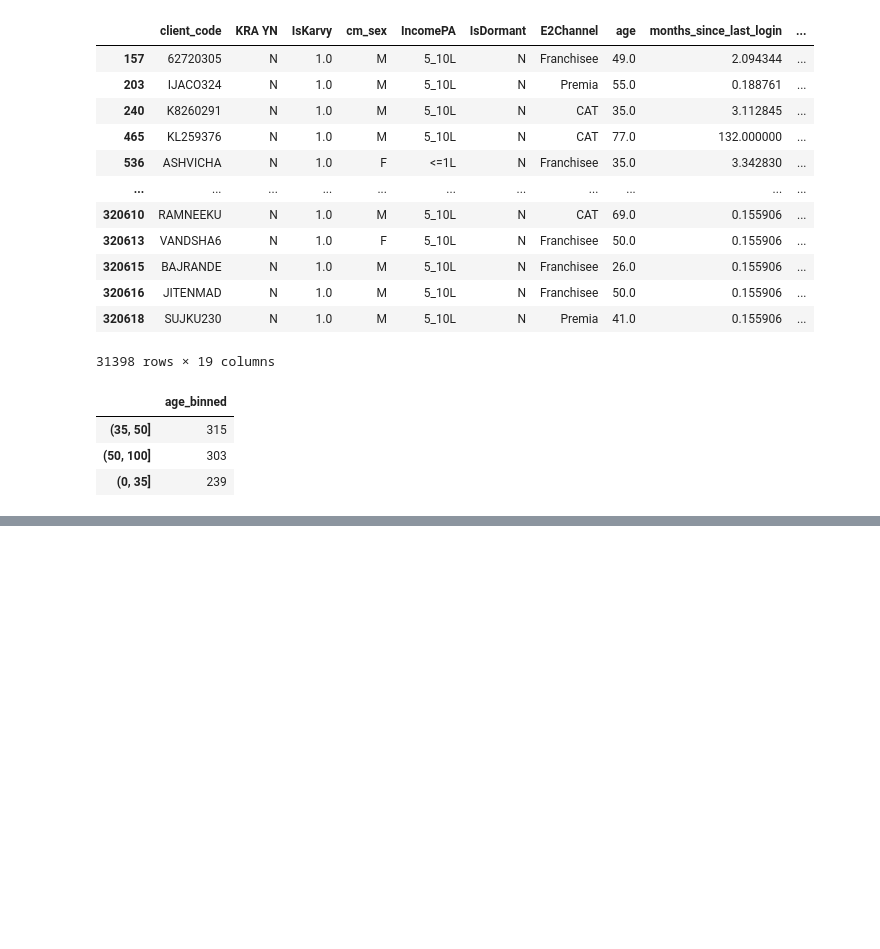
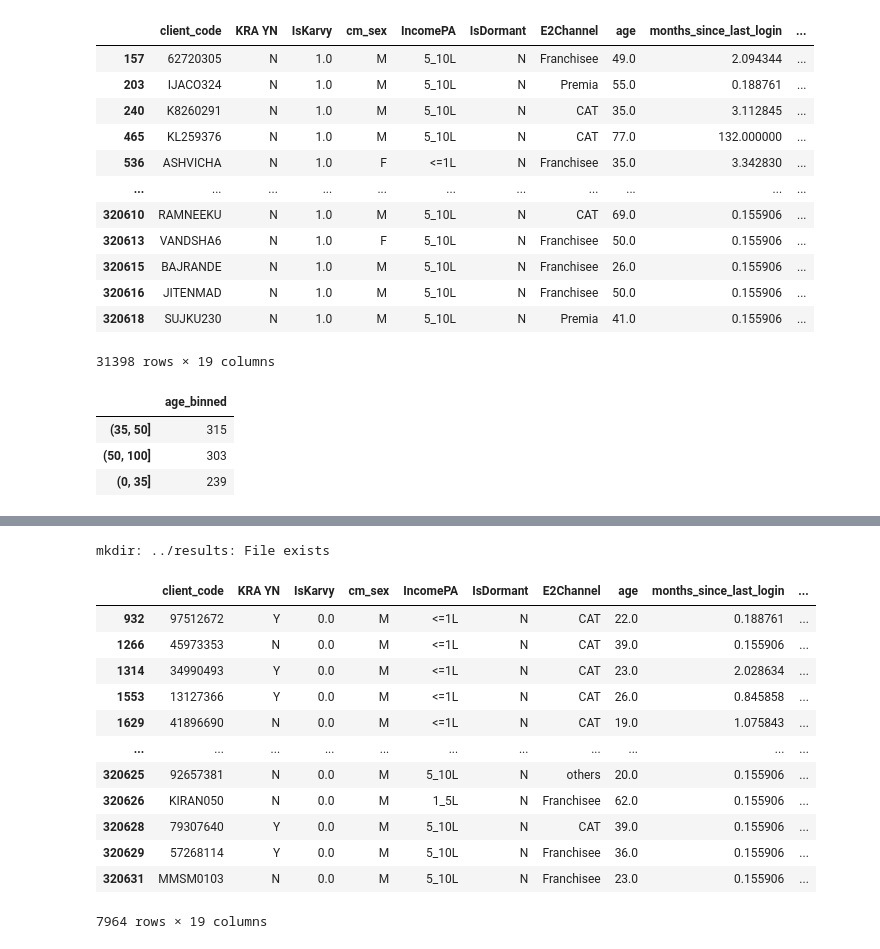
Before and after one commit to shineiifl/etf_trade_activation_model, a Jupyter notebook: notebooks/post_training_analysis_20211116.ipynb, the cells around one changed output, grey strips where cells are left out. Drawn from its saved outputs; the diff is of its cells as text; code cells hidden in the pictures; blank space fills up the shorter version.

```diff
--- a/notebooks/post_training_analysis_20211116.ipynb
+++ b/notebooks/post_training_analysis_20211116.ipynb
@@ -87,0 +102,46 @@ df_model[(df_model["total_trades_one_year"] < 10) & (df_model["target"] == 1)]
+# %%
+X = df.drop("target", axis=1)
+y = df["target"]
+
+# removing client_code
+X = X.drop("client_code", axis = 1)
+
+X["IsKarvy"] = X["IsKarvy"].astype(int)
+X["Z20"] = X["Z20"].astype(int)
+# %%
+y_pred = cat_clf.predict(X)
+# %%
+results = pd.DataFrame({'Converted':y, 'Converted_prob':y_pred, "prospect_ID": y.index})
+# %%
+df_shortlist = df.loc[list(results[results["Converted_prob"] == 1]["prospect_ID"])]
+df_shortlist = df_shortlist[df_shortlist["target"] == 0]
+# %%
+from datetime import date
+
+
+
+
+try:
+    !mkdir ../results
+except:
+    pass
+
+df_shortlist.to_csv("../results/shortlist{}.csv".format(today))
+# %% [output]
+mkdir: ../results: File exists
+# %%
+df_shortlist
+# %% [output]
+|  | client_code | KRA YN | IsKarvy | cm_sex | IncomePA | IsDormant | E2Channel | age | months_since_last_login | ... |
+| 932 | 97512672 | Y | 0.0 | M | <=1L | N | CAT | 22.0 | 0.188761 | ... |
+| 1266 | 45973353 | N | 0.0 | M | <=1L | N | CAT | 39.0 | 0.155906 | ... |
+| 1314 | 34990493 | Y | 0.0 | M | <=1L | N | CAT | 23.0 | 2.028634 | ... |
+| 1553 | 13127366 | Y | 0.0 | M | <=1L | N | CAT | 26.0 | 0.845858 | ... |
+| 1629 | 41896690 | N | 0.0 | M | <=1L | N | CAT | 19.0 | 1.075843 | ... |
+| ... | ... | ... | ... | ... | ... | ... | ... | ... | ... | ... |
+| 320625 | 92657381 | N | 0.0 | M | 5_10L | N | others | 20.0 | 0.155906 | ... |
+| 320626 | KIRAN050 | N | 0.0 | M | 1_5L | N | Franchisee | 62.0 | 0.155906 | ... |
+| 320628 | 79307640 | Y | 0.0 | M | 5_10L | N | CAT | 39.0 | 0.155906 | ... |
+| 320629 | 57268114 | Y | 0.0 | M | 5_10L | N | Franchisee | 36.0 | 0.155906 | ... |
+| 320631 | MMSM0103 | N | 0.0 | M | 5_10L | N | Franchisee | 23.0 | 0.155906 | ... |
+7964 rows × 19 columns
```
Also changed, not shown: parts of 7 cells of this notebook, 7 other files.
